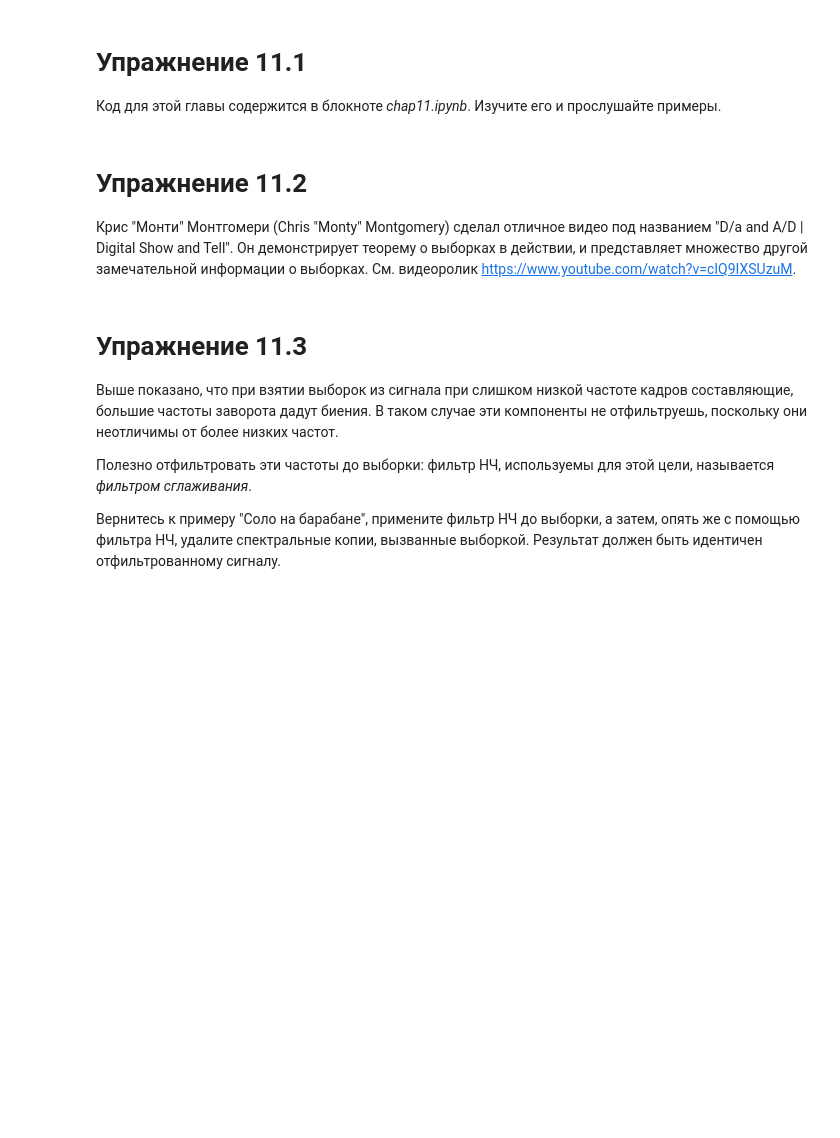
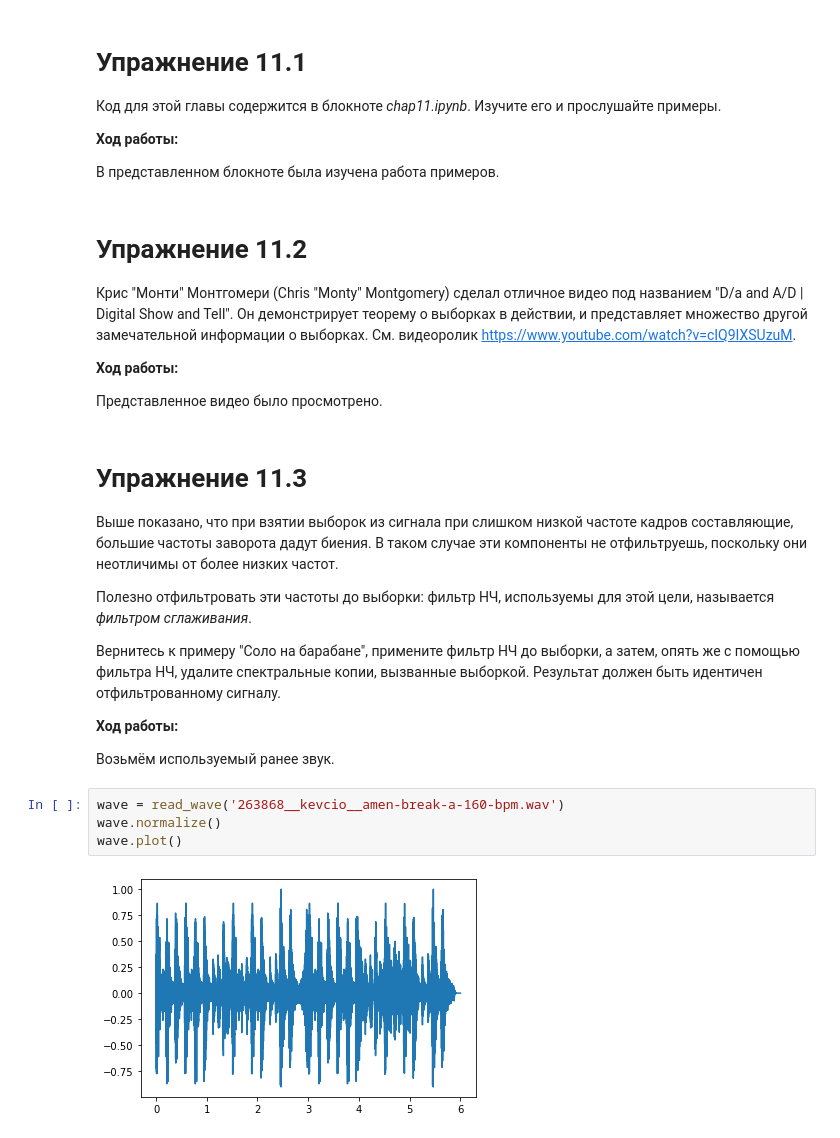
Before and after one commit to DenZhid/TelecommunicationSystemsLabs, a Jupyter notebook: Lab11/Lab11.ipynb, the cells around one changed output. Saved outputs shown, nothing was run; the diff lists cells and outputs as text; blank space fills up the shorter version.

```diff
--- a/Lab11/Lab11.ipynb
+++ b/Lab11/Lab11.ipynb
@@ -4,11 +37,19 @@
 # **Упражнение 11.1**
 
 Код для этой главы содержится в блокноте *chap11.ipynb*. Изучите его и прослушайте примеры.
+
+**Ход работы:**
+
+В представленном блокноте была изучена работа примеров.
 # %% [markdown]
 # **Упражнение 11.2**
 
 Крис "Монти" Монтгомери (Chris "Monty" Montgomery) сделал отличное видео под названием "D/a and A/D | Digital Show and Tell". Он демонстрирует теорему о выборках в действии, и представляет множество другой замечательной информации о выборках.
 См. видеоролик [https://www.youtube.com/watch?v=cIQ9IXSUzuM](https://www.youtube.com/watch?v=cIQ9IXSUzuM).
+
+**Ход работы:**
+
+Представленное видео было просмотрено.
 # %% [markdown]
 # **Упражнение 11.3**
 
@@ -17,3 +58,13 @@
 Полезно отфильтровать эти частоты до выборки: фильтр НЧ, используемы для этой цели, называется *фильтром сглаживания*.
 
 Вернитесь к примеру "Соло на барабане", примените фильтр НЧ до выборки, а затем, опять же с помощью фильтра НЧ, удалите спектральные копии, вызванные выборкой. Результат должен быть идентичен отфильтрованному сигналу.
+
+**Ход работы:**
+
+Возьмём используемый ранее звук.
+# %%
+wave = read_wave('263868__kevcio__amen-break-a-160-bpm.wav')
+wave.normalize()
+wave.plot()
+# %% [output]
+[figure, added]
```
Also changed, not shown: parts of 23 cells of this notebook.
